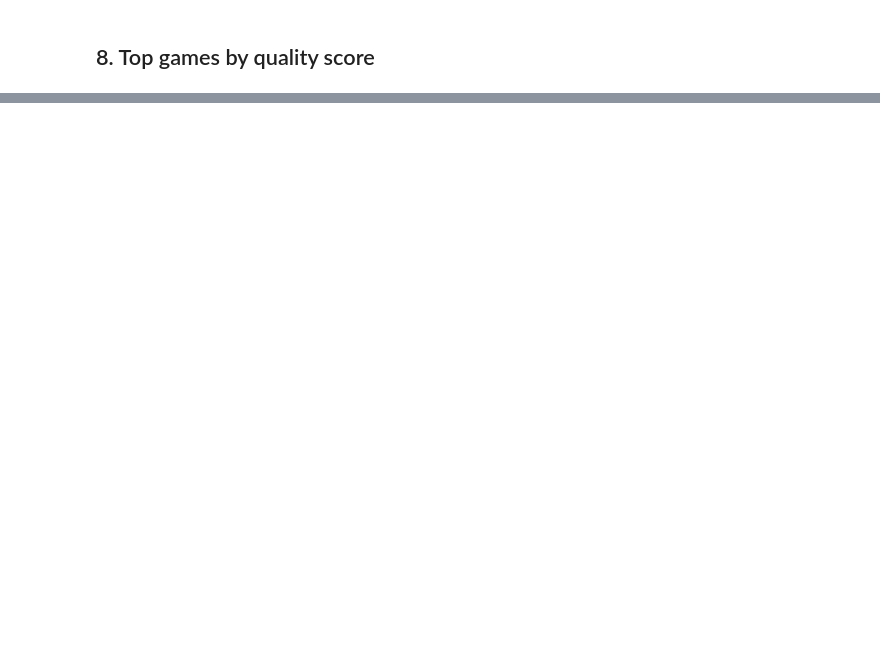
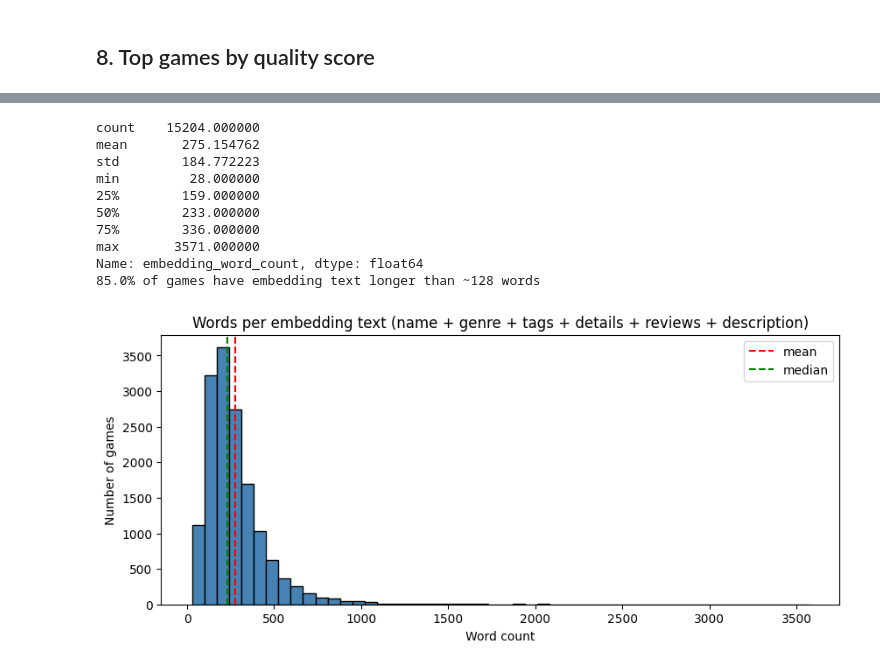
Before and after one commit to zxrey/Game-On-Project, a Jupyter notebook: notebooks/03_EDA.ipynb, the cells around one changed output, grey strips where cells are left out. Drawn from its saved outputs; the diff is of its cells as text; code cells hidden in the pictures; blank space fills up the shorter version.

```diff
--- a/notebooks/03_EDA.ipynb
+++ b/notebooks/03_EDA.ipynb
@@ -85,0 +183,27 @@ df.sort_values('quality_score', ascending=False)[['name', 'quality_score', 'genr
+# %%
+df['embedding_word_count'] = df['embedding'].apply(lambda x: len(x.split()) if isinstance(x, str) else 0)
+
+print(df['embedding_word_count'].describe())
+print(f"{(df['embedding_word_count'] > 128).mean():.1%} of games have embedding text longer than ~128 words")
+
+plt.figure(figsize=(10, 4))
+plt.hist(df['embedding_word_count'], bins=50, color='steelblue', edgecolor='black')
+plt.axvline(df['embedding_word_count'].mean(), color='red', linestyle='--', label='mean')
+plt.axvline(df['embedding_word_count'].median(), color='green', linestyle='--', label='median')
+plt.title('Words per embedding text (name + genre + tags + details + reviews + description)')
+plt.xlabel('Word count')
+plt.ylabel('Number of games')
+plt.legend()
+plt.show()
+# %% [output]
+count    15204.000000
+mean       275.154762
+std        184.772223
+min         28.000000
+25%        159.000000
+50%        233.000000
+75%        336.000000
+max       3571.000000
+Name: embedding_word_count, dtype: float64
+85.0% of games have embedding text longer than ~128 words
+[figure, added]
```
Also changed, not shown: parts of 10 cells of this notebook, 3 other files.
